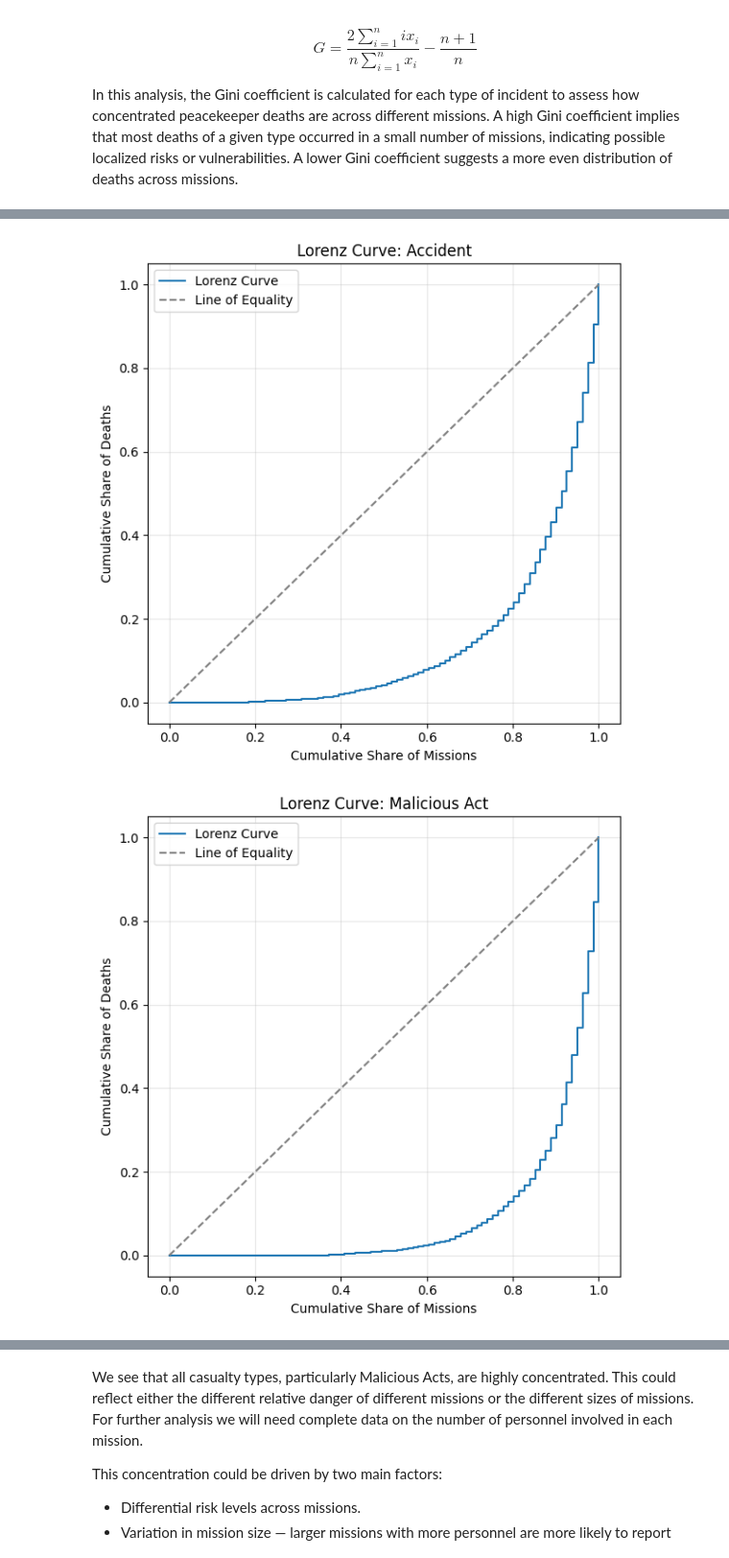
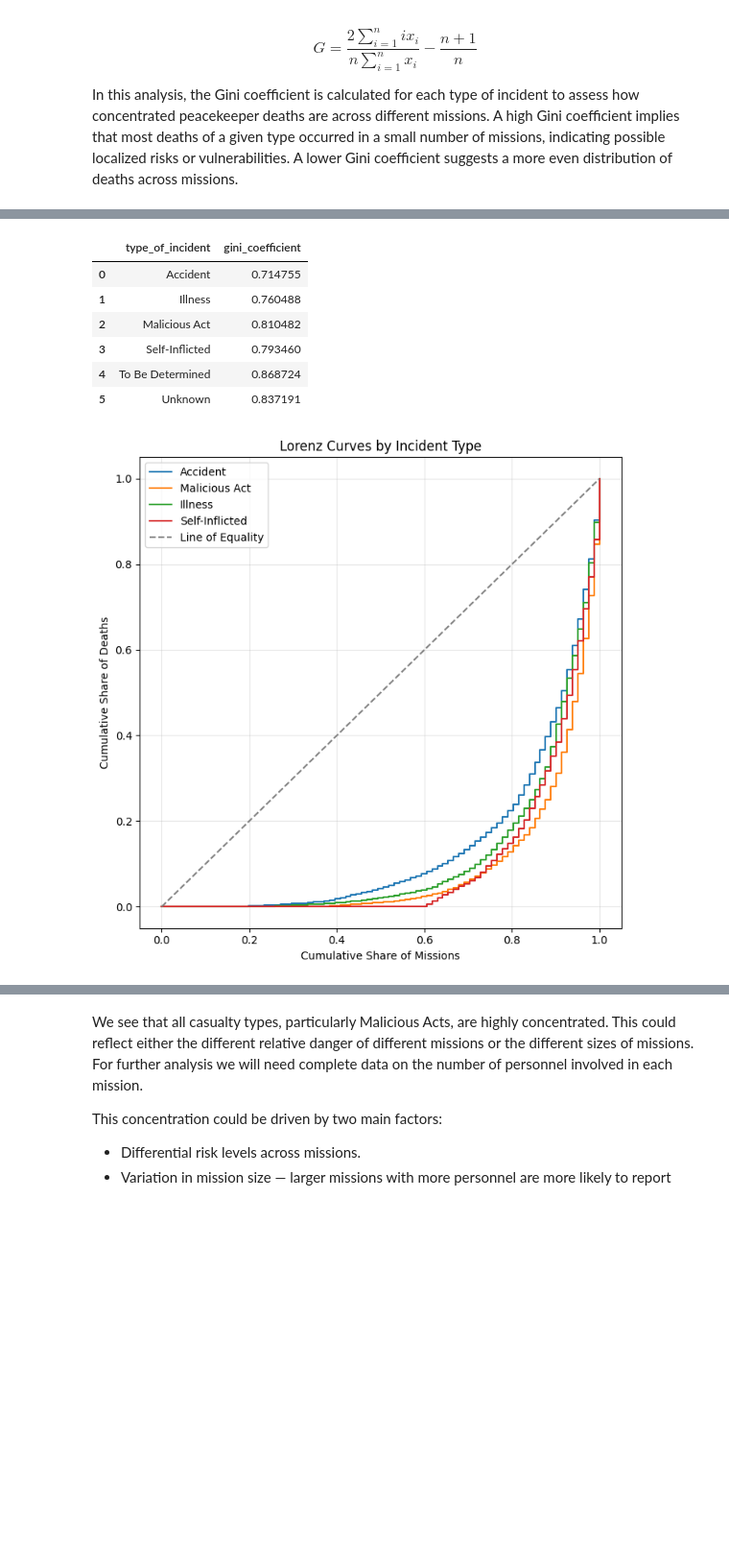
Before and after one commit to iv-div/my-jupyter-portfolio, a Jupyter notebook: peacekeeping-fatalities/data_exploration.ipynb, the cells around one changed output, grey strips where cells are left out. Shown at 96% size. Drawn from its saved outputs; the diff is of its cells as text; code cells hidden in the pictures; blank space fills up the shorter version.

```diff
--- a/peacekeeping-fatalities/data_exploration.ipynb
+++ b/peacekeeping-fatalities/data_exploration.ipynb
@@ -654,27 +688,31 @@ def calculate_gini_by_incident():
 
 # Run Gini calculation and retrieve full dataset
 gini_result, death_counts_full = calculate_gini_by_incident()
-print(gini_result)
+display(gini_result)
 
 # Plotting function for Lorenz Curve
-def plot_lorenz_curve(data, incident_type):
-    subset = data[data['type_of_incident'] == incident_type]
-    values = np.sort(subset['deaths'].values)
+def plot_multiple_lorenz_curves(data, incident_types):
+    plt.figure(figsize=(7, 7))
 
-    if values.sum() == 0:
-        print(f"No data to plot for {incident_type}.")
-        return
+    for incident_type in incident_types:
+        subset = data[data['type_of_incident'] == incident_type]
+        values = np.sort(subset['deaths'].values)
 
-    values = values / values.sum()
-    cumulative = np.cumsum(values)
-    cumulative = np.insert(cumulative, 0, 0)
+        if values.sum() == 0:
+            print(f"Skipping {incident_type}: no deaths.")
+            continue
 
-    x = np.linspace(0, 1, len(cumulative))
+        values = values / values.sum()
+        cumulative = np.cumsum(values)
+        cumulative = np.insert(cumulative, 0, 0)
+        x = np.linspace(0, 1, len(cumulative))
 
-    plt.figure(figsize=(6, 6))
-    plt.plot(x, cumulative, drawstyle='steps-post', label='Lorenz Curve')
+        plt.plot(x, cumulative, drawstyle='steps-post', label=incident_type)
+
+    # Line of Equality
     plt.plot([0, 1], [0, 1], linestyle='--', color='gray', label='Line of Equality')
-    plt.title(f'Lorenz Curve: {incident_type}')
+
+    plt.title('Lorenz Curves by Incident Type')
     plt.xlabel('Cumulative Share of Missions')
     plt.ylabel('Cumulative Share of Deaths')
     plt.legend()
@@ -682,9 +720,8 @@ def plot_lorenz_curve(data, incident_type):
     plt.tight_layout()
     plt.show()
 
-# Plot Lorenz curves for selected types
-plot_lorenz_curve(death_counts_full, 'Accident')
-plot_lorenz_curve(death_counts_full, 'Malicious Act')
-plot_lorenz_curve(death_counts_full, 'Illness')
-plot_lorenz_curve(death_counts_full, 'Self-Inflicted')
+plot_multiple_lorenz_curves(
+    death_counts_full,
+    ['Accident', 'Malicious Act', 'Illness', 'Self-Inflicted']
+)
 # %% [output]
@@ -698,2 +728,8 @@ plot_lorenz_curve(death_counts_full, 'Self-Inflicted')
+|  | type_of_incident | gini_coefficient |
+| 0 | Accident | 0.714755 |
+| 1 | Illness | 0.760488 |
+| 2 | Malicious Act | 0.810482 |
+| 3 | Self-Inflicted | 0.793460 |
+| 4 | To Be Determined | 0.868724 |
+| 5 | Unknown | 0.837191 |
-[figure, old version]
+[figure, new version]
-[figure, removed]
```
Also changed, not shown: parts of 7 cells of this notebook, 2 other files.
